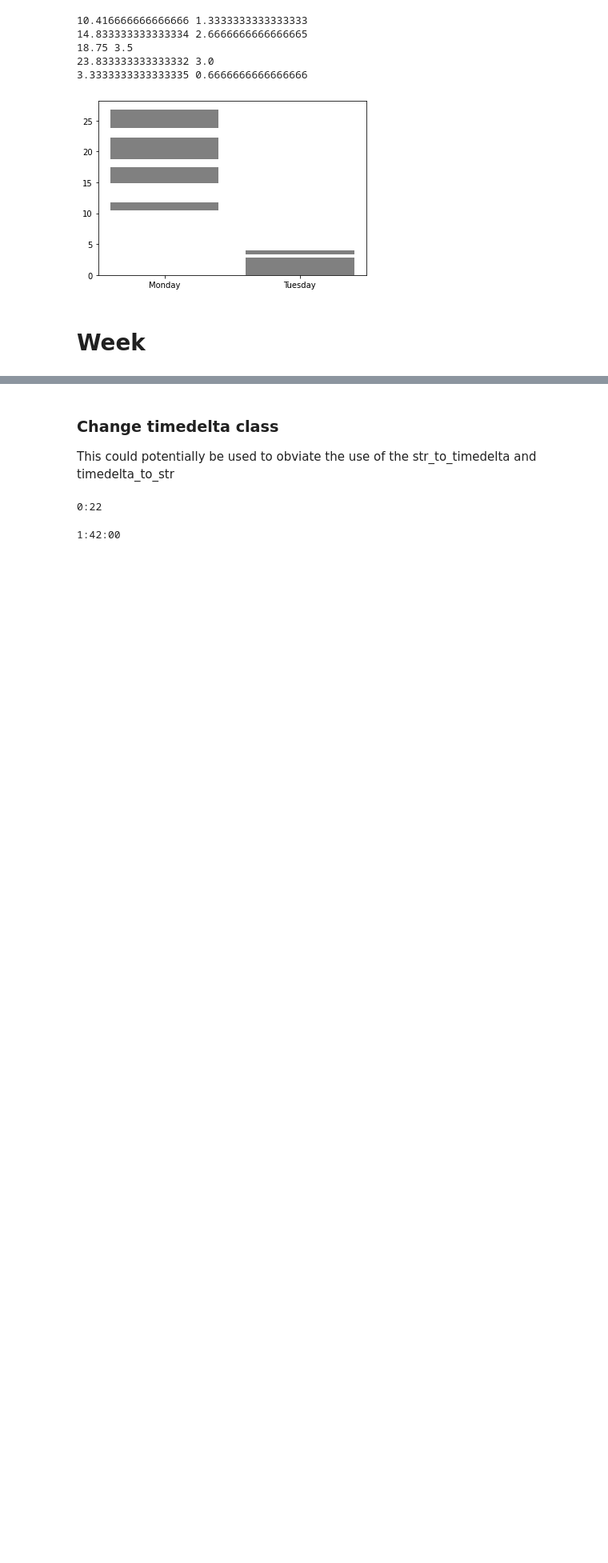
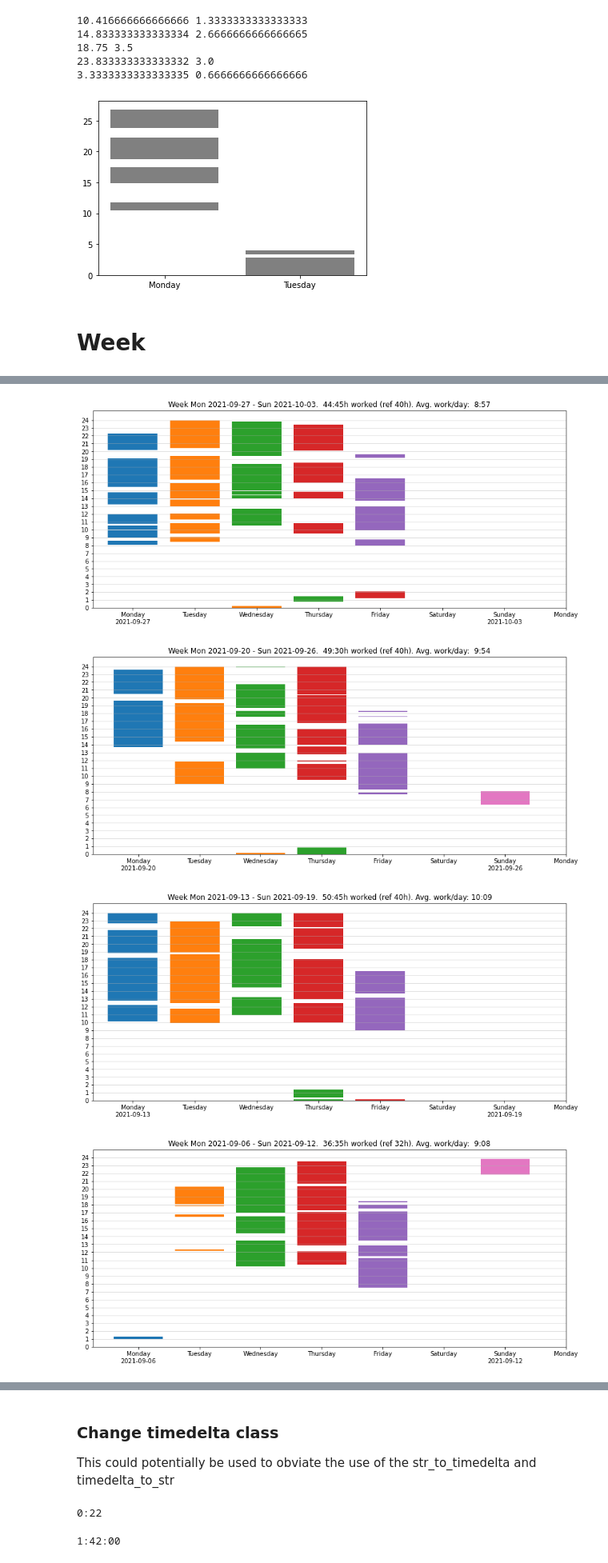
Before and after one commit to homerobse/work-journal, a Jupyter notebook: visualize_day.ipynb, the cells around one changed output, grey strips where cells are left out. Shown: that part at 80% size. Saved outputs shown, nothing was run; the diff lists cells and outputs as text; code cells hidden in the pictures; blank space fills up the shorter version.

```diff
--- a/visualize_day.ipynb
+++ b/visualize_day.ipynb
@@ -183,0 +166,13 @@ plt.grid(True, axis='y', alpha=0.5)
+# %%
+n_weeks=5
+target = datetime.date.today()
+for w in range(n_weeks):
+    wk_target = target + timedelta(days=-7*w)
+    wk_range = get_week_range(wk_target)
+    wk_journals = [get_journal_for_strdate(dt.strftime(DATE_FORMAT_YMD)) for dt in wk_range]
+    plot_week_worktimes(wk_journals, wk_range)
+# %% [output]
+[figure, added]
+[figure, added]
+[figure, added]
+[figure, added]
```
Also changed, not shown: parts of 6 cells of this notebook, 1 other file.
